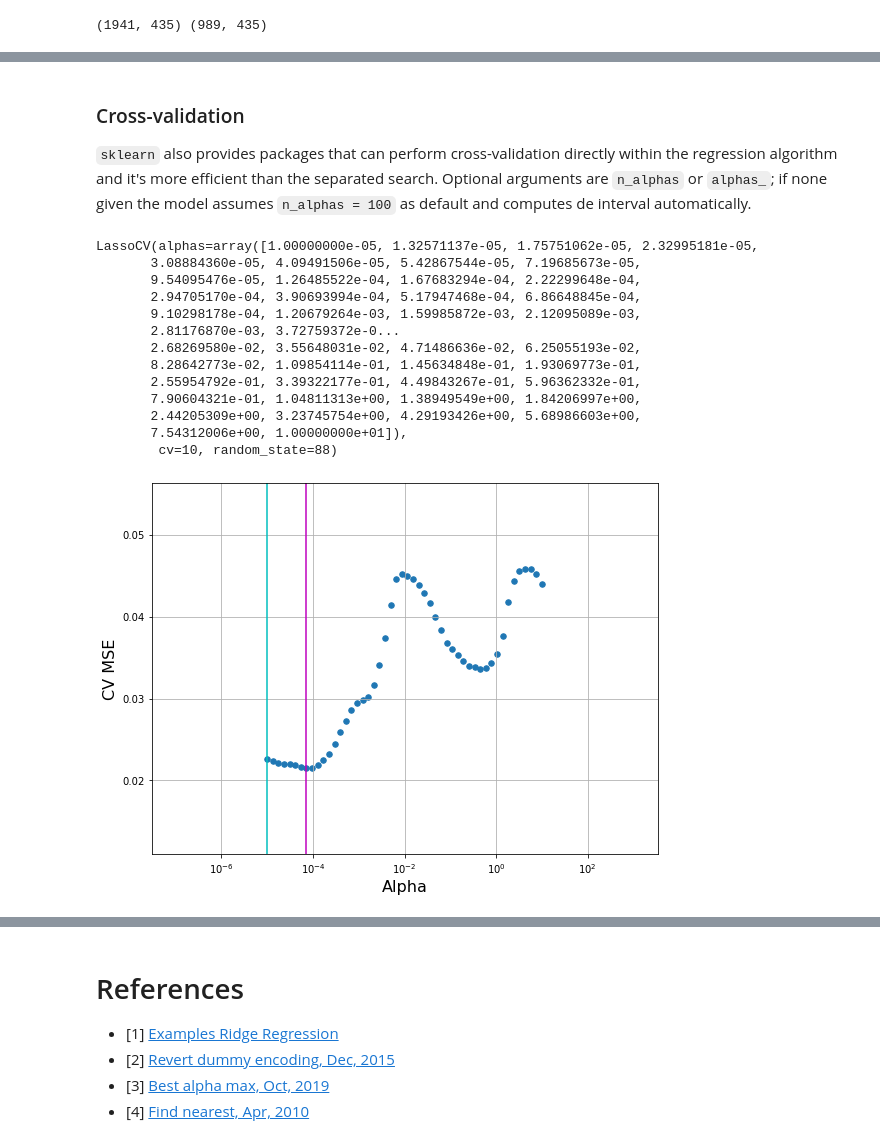
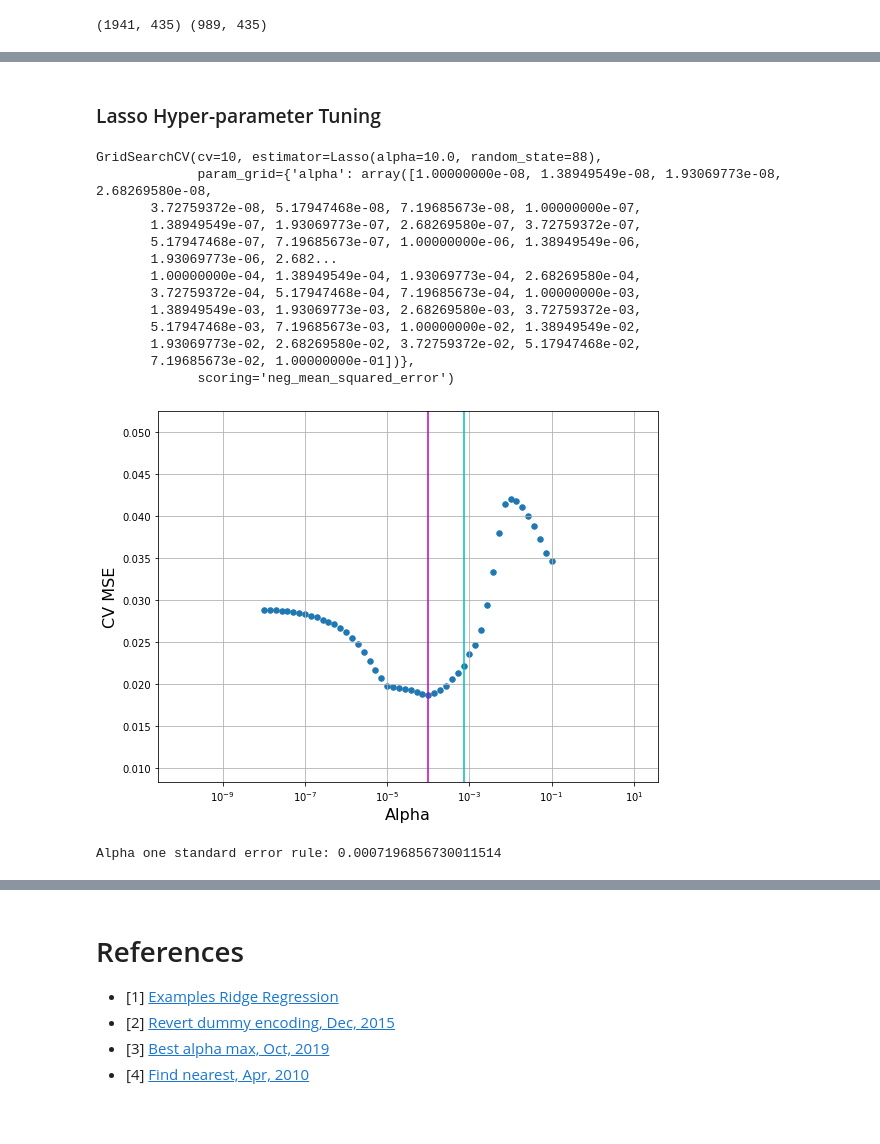
Before and after one commit to paulgrigas/IEOR-142-242-Python-Project, a Jupyter notebook: Lab 9/Lab9_teaching.ipynb, the cells around one changed output, grey strips where cells are left out. Drawn from its saved outputs; the diff is of its cells as text; code cells hidden in the pictures; blank space fills up the shorter version.

```diff
--- a/Lab 9/Lab9_teaching.ipynb
+++ b/Lab 9/Lab9_teaching.ipynb
@@ -903,6 +938,7 @@ plt.show()
 # %%
-alpha_grid = {'alpha': np.logspace(-2, 6, num=50, base=10)}
+alpha_grid = {'alpha': np.logspace(-1, 5, num=50, base=10)}
 
+rr = Ridge(random_state=88)
 rr_cv = GridSearchCV(rr, alpha_grid, scoring='neg_mean_squared_error', cv=10)
 rr_cv.fit(X_train_rr, y_train)
 # %% [output]
@@ -958,4 +986,7 @@ Left vertical line is the minimizer, the right vertical line, is the "1 Standard
 # %%
+rr_cv = GridSearchCV(rr, {'alpha': [x_1se]}, scoring='neg_mean_squared_error', cv=10)
+rr_cv.fit(X_train_rr, y_train)
+
 print_metrics(rr_cv, X_train_rr, y_train, X_test_rr, y_test, flag_log_sale_price = True)
 print_metrics(rr_cv, X_train_rr, y_train, X_test_rr, y_test, flag_log_sale_price = False)
 # %% [output]
@@ -988,11 +1035,8 @@ print(X_train_lasso.shape, X_test_lasso.shape)
 # %%
 from sklearn.linear_model import Lasso
 
-alphas = np.logspace(-5, 1, num=50, base=10)
-coefs = []
-
 for a in alphas:
-    lasso = Lasso(alpha=a, fit_intercept=False, max_iter=1000, random_state=88)
+    lasso = Lasso(alpha=a, random_state=88)
     lasso.fit(X_train_lasso, y_train)
     coefs.append(lasso.coef_)
 
@@ -1009,51 +1053,47 @@ plt.show()
-# %% [markdown]
-### Cross-validation
-
-`sklearn` also provides packages that can perform cross-validation directly within the regression algorithm and it's more efficient than the separated search. Optional arguments are `n_alphas` or `alphas_`; if none given the model assumes `n_alphas = 100` as default and computes de interval automatically.
+# %% [markdown]
+### Lasso Hyper-parameter Tuning
 # %%
-from sklearn.linear_model import LassoCV
+alpha_grid = {'alpha': np.logspace(-8, -1, num=50, base=10)}
 
-alpha_grid = np.logspace(-5, 1, num=50, base=10)
-
-lasso_cv = LassoCV(alphas=alpha_grid, random_state=88, cv=10)
+lasso_cv = GridSearchCV(lasso, alpha_grid, scoring='neg_mean_squared_error', cv=10)
 lasso_cv.fit(X_train_lasso, y_train)
 # %% [output]
-LassoCV(alphas=array([1.00000000e-05, 1.32571137e-05, 1.75751062e-05, 2.32995181e-05,
-       3.08884360e-05, 4.09491506e-05, 5.42867544e-05, 7.19685673e-05,
-       9.54095476e-05, 1.26485522e-04, 1.67683294e-04, 2.22299648e-04,
-       2.94705170e-04, 3.90693994e-04, 5.17947468e-04, 6.86648845e-04,
-       9.10298178e-04, 1.20679264e-03, 1.59985872e-03, 2.12095089e-03,
-       2.81176870e-03, 3.72759372e-0...
-       2.68269580e-02, 3.55648031e-02, 4.71486636e-02, 6.25055193e-02,
-       8.28642773e-02, 1.09854114e-01, 1.45634848e-01, 1.93069773e-01,
-       2.55954792e-01, 3.39322177e-01, 4.49843267e-01, 5.96362332e-01,
-       7.90604321e-01, 1.04811313e+00, 1.38949549e+00, 1.84206997e+00,
-       2.44205309e+00, 3.23745754e+00, 4.29193426e+00, 5.68986603e+00,
-       7.54312006e+00, 1.00000000e+01]),
-        cv=10, random_state=88)
+GridSearchCV(cv=10, estimator=Lasso(alpha=10.0, random_state=88),
+             param_grid={'alpha': array([1.00000000e-08, 1.38949549e-08, 1.93069773e-08, 2.68269580e-08,
+       3.72759372e-08, 5.17947468e-08, 7.19685673e-08, 1.00000000e-07,
+       1.38949549e-07, 1.93069773e-07, 2.68269580e-07, 3.72759372e-07,
+       5.17947468e-07, 7.19685673e-07, 1.00000000e-06, 1.38949549e-06,
+       1.93069773e-06, 2.682...
+       1.00000000e-04, 1.38949549e-04, 1.93069773e-04, 2.68269580e-04,
+       3.72759372e-04, 5.17947468e-04, 7.19685673e-04, 1.00000000e-03,
+       1.38949549e-03, 1.93069773e-03, 2.68269580e-03, 3.72759372e-03,
+       5.17947468e-03, 7.19685673e-03, 1.00000000e-02, 1.38949549e-02,
+       1.93069773e-02, 2.68269580e-02, 3.72759372e-02, 5.17947468e-02,
+       7.19685673e-02, 1.00000000e-01])},
+             scoring='neg_mean_squared_error')
 # %%
-alpha_grid = lasso_cv.alphas_
-MSE_scores = np.mean(lasso_cv.mse_path_, axis=1)
-
-x_minimizer = alpha_grid[np.argmin(MSE_scores)]
-MSE_se = stats.sem(MSE_scores)
-
-MSE_1se_rule = min(MSE_scores)+stats.sem(MSE_scores)
-MSE_nearest = find_nearest(MSE_scores, MSE_1se_rule)
-idx_nearest = np.where(MSE_scores == MSE_nearest)[0][0]
-x_1se_rule = alpha_grid[idx_nearest]
-
+range_alpha = lasso_cv.cv_results_['param_alpha'].data
+MSE_scores = lasso_cv.cv_results_['mean_test_score']*(-1)
+x_min, x_1se = one_standard_error_rule(model='lasso',
+                                       results=lasso_cv.cv_results_,
+                                       param_grid=range_alpha,
+                                       n_splits=10,
+                                       neg_mean_squared_error=True)
 plt.figure(figsize=(8, 6))
 ax = plt.gca()
 ax.set_xscale('log')
 plt.xlabel('Alpha', fontsize=16)
 plt.ylabel('CV MSE', fontsize=16)
-plt.scatter(alpha_grid, MSE_scores, s=30)
-plt.axvline(x=x_minimizer, color='m')
-plt.axvline(x=x_1se_rule, color='c')
+plt.scatter(range_alpha, MSE_scores, s=30)
+plt.axvline(x=x_min, color='m')
+plt.axvline(x=x_1se, color='c')
 plt.grid(True, which='both')
 
 plt.tight_layout()
 plt.show()
 # %% [output]
-[figure, old version]
+[figure, new version]
+# %%
+print('Alpha one standard error rule:', x_1se)
+# %% [output]
+Alpha one standard error rule: 0.0007196856730011514
```
Also changed, not shown: parts of 93 cells of this notebook.
